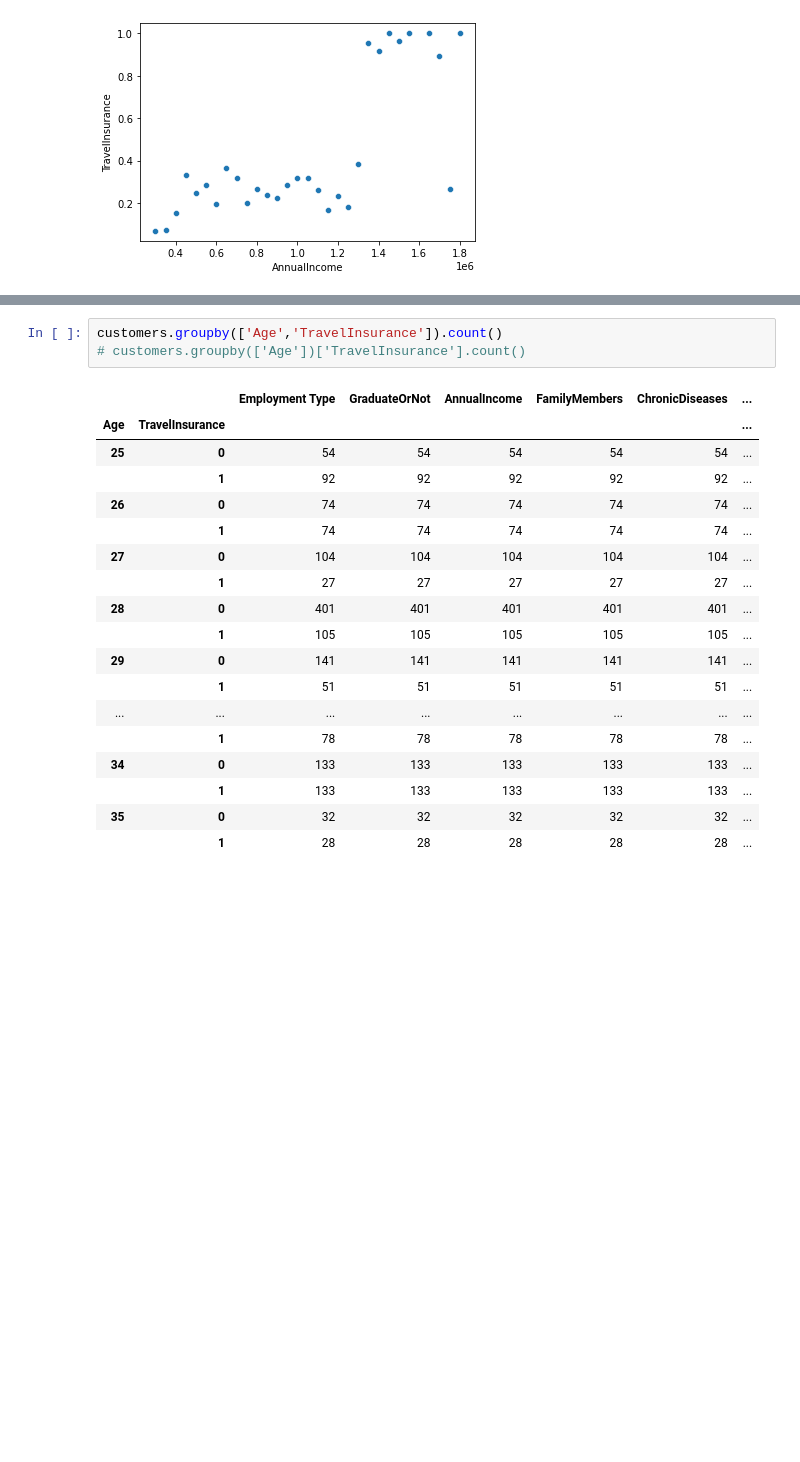
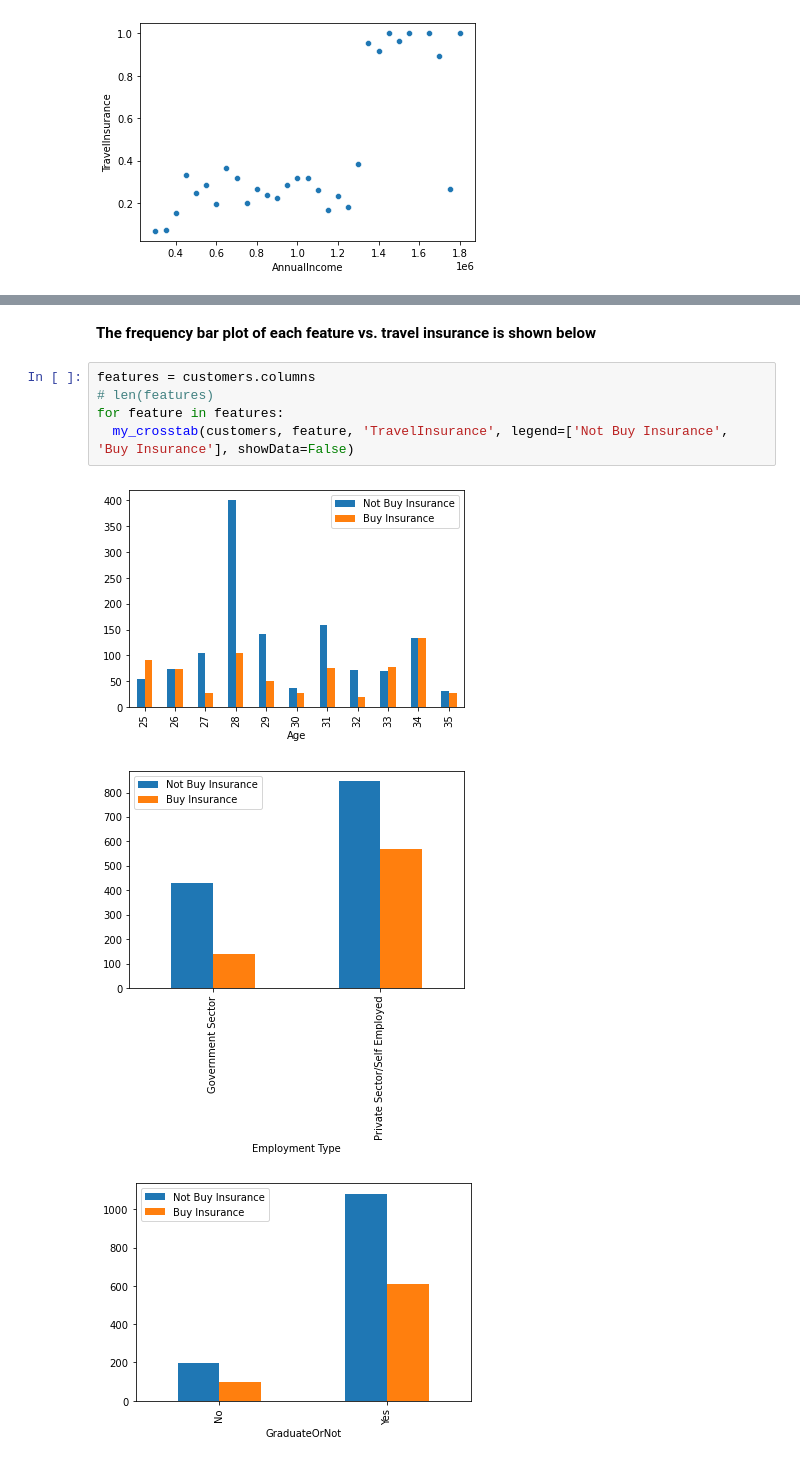
Before and after one commit to n2tp1311/da-case-study, a Jupyter notebook: notebook.ipynb, the cells around one changed output, grey strips where cells are left out. Saved outputs shown, nothing was run; the diff lists cells and outputs as text; blank space fills up the shorter version.

```diff
--- a/notebook.ipynb
+++ b/notebook.ipynb
@@ -216,22 +151,11 @@ TravelInsurance
-# %%
-customers.groupby(['Age','TravelInsurance']).count()
-# customers.groupby(['Age'])['TravelInsurance'].count()
-# %% [output]
-|  |  | Employment Type | GraduateOrNot | AnnualIncome | FamilyMembers | ChronicDiseases | ... |
-| Age | TravelInsurance |  |  |  |  |  | ... |
-| 25 | 0 | 54 | 54 | 54 | 54 | 54 | ... |
-|  | 1 | 92 | 92 | 92 | 92 | 92 | ... |
-| 26 | 0 | 74 | 74 | 74 | 74 | 74 | ... |
-|  | 1 | 74 | 74 | 74 | 74 | 74 | ... |
-| 27 | 0 | 104 | 104 | 104 | 104 | 104 | ... |
-|  | 1 | 27 | 27 | 27 | 27 | 27 | ... |
-| 28 | 0 | 401 | 401 | 401 | 401 | 401 | ... |
-|  | 1 | 105 | 105 | 105 | 105 | 105 | ... |
-| 29 | 0 | 141 | 141 | 141 | 141 | 141 | ... |
-|  | 1 | 51 | 51 | 51 | 51 | 51 | ... |
-| ... | ... | ... | ... | ... | ... | ... | ... |
-|  | 1 | 78 | 78 | 78 | 78 | 78 | ... |
-| 34 | 0 | 133 | 133 | 133 | 133 | 133 | ... |
-|  | 1 | 133 | 133 | 133 | 133 | 133 | ... |
-| 35 | 0 | 32 | 32 | 32 | 32 | 32 | ... |
-|  | 1 | 28 | 28 | 28 | 28 | 28 | ... |
+# %% [markdown]
+**The frequency bar plot of each feature vs. travel insurance is shown below**
+# %%
+features = customers.columns
+# len(features)
+for feature in features:
+  my_crosstab(customers, feature, 'TravelInsurance', legend=['Not Buy Insurance', 'Buy Insurance'], showData=False)
+# %% [output]
+[figure, added]
+[figure, added]
+[figure, added]
```
Also changed, not shown: parts of 17 cells of this notebook.
